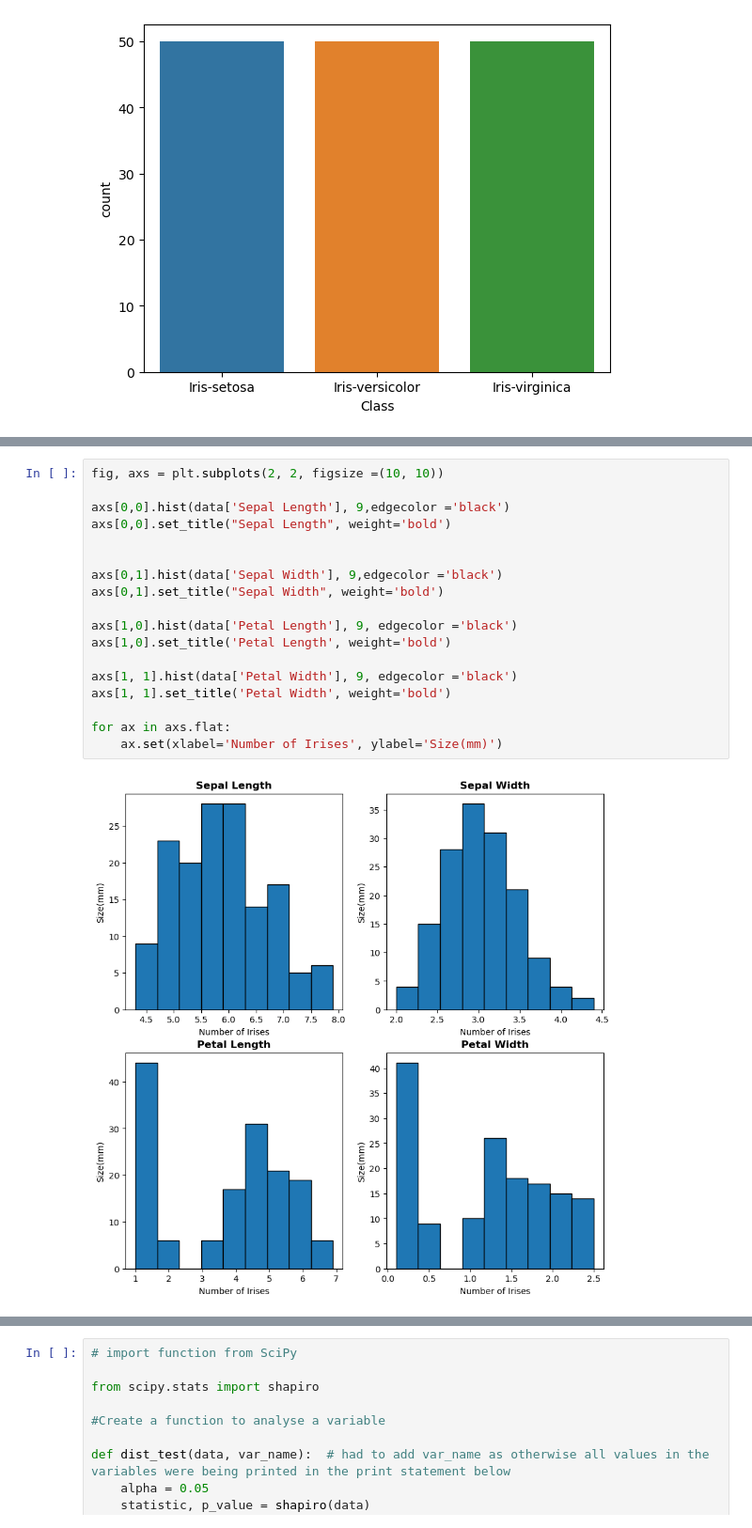
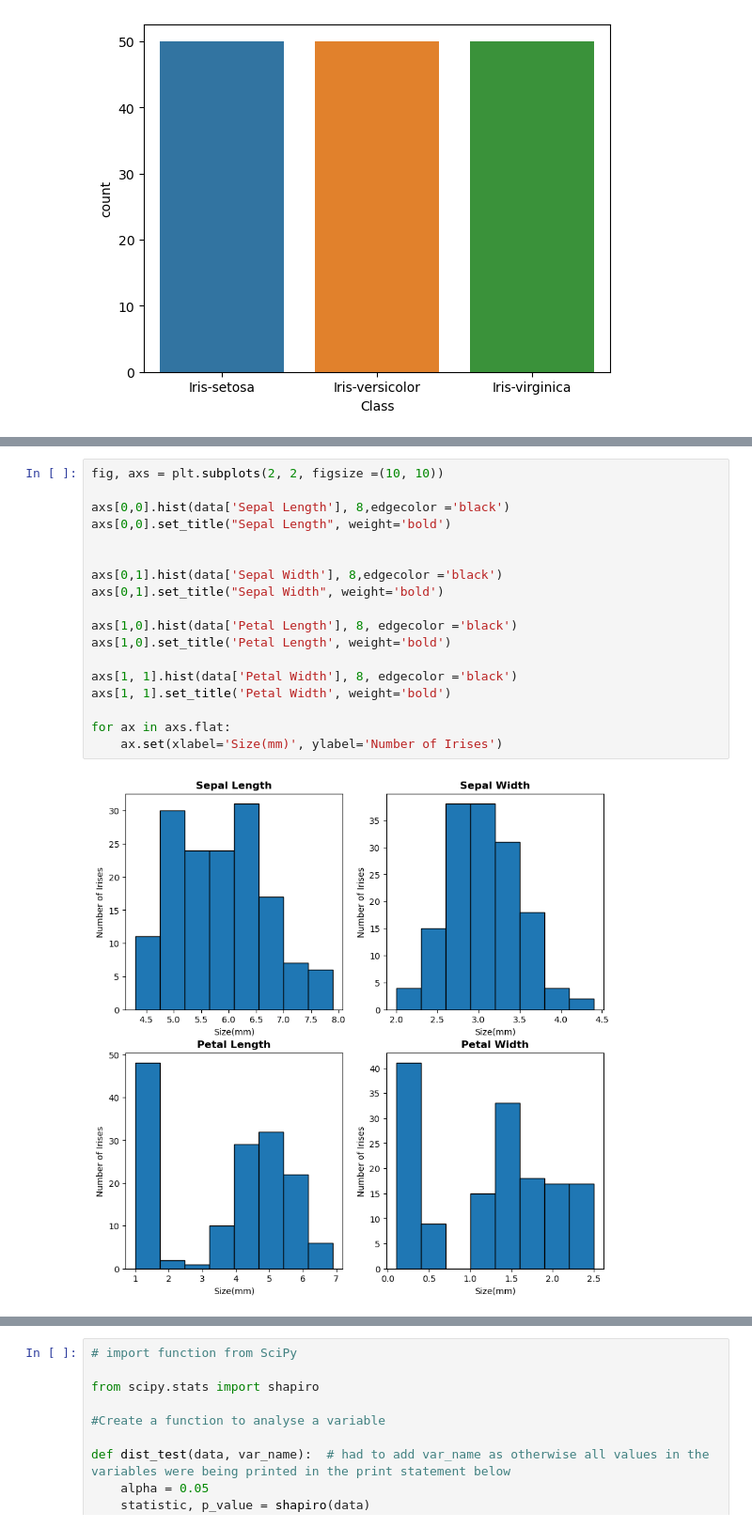
Before and after one commit to Kevin002023/FODA, a Jupyter notebook: project.ipynb, the cells around one changed output, grey strips where cells are left out. Shown: that part at 94% size. Saved outputs shown, nothing was run; the diff lists cells and outputs as text.

```diff
--- a/project.ipynb
+++ b/project.ipynb
@@ -204,23 +214,23 @@ A Histogram is a visual representation of the distribution of values. The range
 # %%
 fig, axs = plt.subplots(2, 2, figsize =(10, 10))
 
-axs[0,0].hist(data['Sepal Length'], 9,edgecolor ='black')
+axs[0,0].hist(data['Sepal Length'], 8,edgecolor ='black')
 axs[0,0].set_title("Sepal Length", weight='bold')
 
 
-axs[0,1].hist(data['Sepal Width'], 9,edgecolor ='black')
+axs[0,1].hist(data['Sepal Width'], 8,edgecolor ='black')
 axs[0,1].set_title("Sepal Width", weight='bold')
 
-axs[1,0].hist(data['Petal Length'], 9, edgecolor ='black')
+axs[1,0].hist(data['Petal Length'], 8, edgecolor ='black')
 axs[1,0].set_title('Petal Length', weight='bold')
 
-axs[1, 1].hist(data['Petal Width'], 9, edgecolor ='black')
+axs[1, 1].hist(data['Petal Width'], 8, edgecolor ='black')
 axs[1, 1].set_title('Petal Width', weight='bold')
 
 for ax in axs.flat:
-    ax.set(xlabel='Number of Irises', ylabel='Size(mm)')
+    ax.set(xlabel='Size(mm)', ylabel='Number of Irises')
 # %% [output]
-[figure, old version]
+[figure, new version]
 # %% [markdown]
 From reviewing the above plots:
 
```
Also changed, not shown: parts of 26 cells of this notebook, 1 other file.
